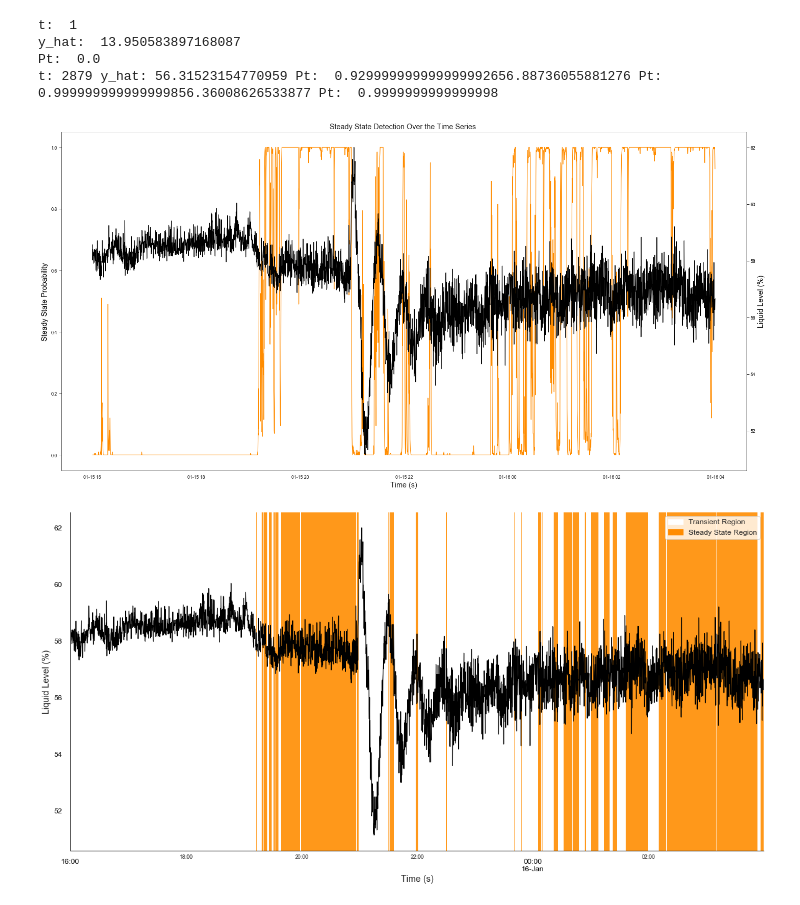
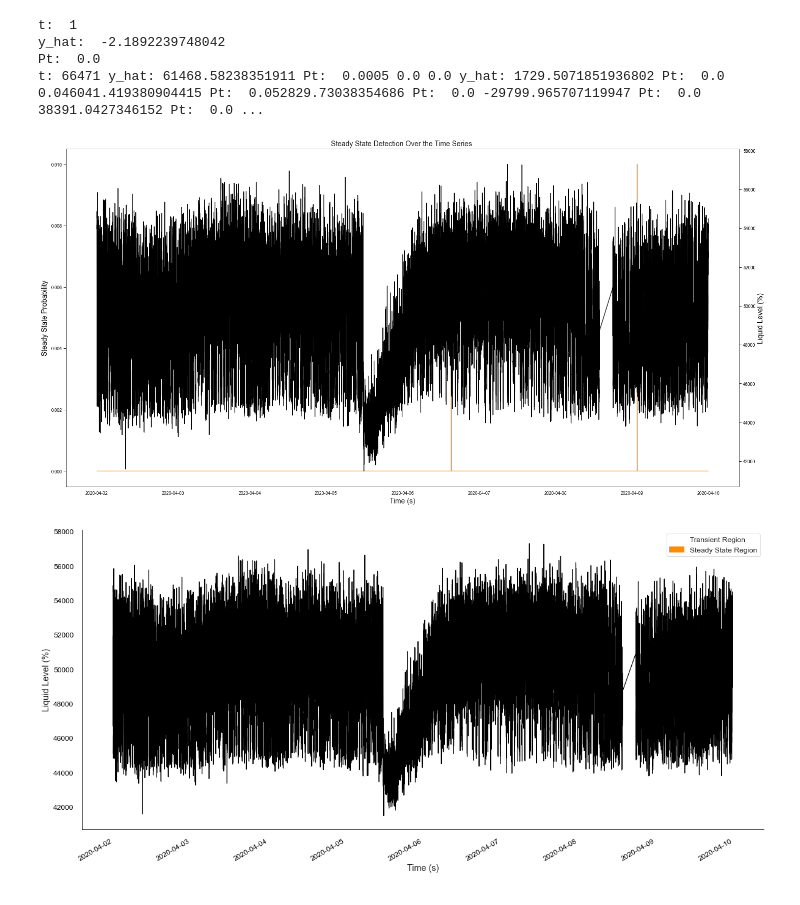
Before and after one commit to cognitedata/Steady-State-Detector, a Jupyter notebook: Steady State.ipynb, the cells around one changed output. Saved outputs shown, nothing was run; the diff lists cells and outputs as text; code cells hidden in the pictures.

Commit message:
Use Open Industrial Data

```diff
--- a/Steady State.ipynb
+++ b/Steady State.ipynb
@@ -10,8 +12,7 @@ import seaborn as sns
 sns.set()
 # %%
 client = CogniteClient(
-         api_key=getpass("Aker Data API-KEY: "),
-         project="akerbp",
-         client_name="nicholas.calen"
-     )  # edit before you use this
+         api_key=getpass("Open Industrial Data API-KEY: "),
+         client_name="Steady State Detector notebook"
+     )
 # %% [output]
@@ -19,8 +20,8 @@ Aker Data API-KEY: ········
 # %%
-start_date = datetime(2020, 1, 15, 16)  # specify time series to pull from cdf
-end_date = datetime(2020, 1, 16, 4)
-ts = client.datapoints.retrieve(
-     external_id="SKAP_20LSI0030/MeasA/PRIM",
+start_date = datetime(2020, 4, 2)  # specify time series to pull from cdf
+end_date = datetime(2020, 4, 10)
+df = client.datapoints.retrieve(
+     external_id="VAL_23-FT-92537-04:X.Value",
      start=start_date,
      end=end_date,
  ).to_pandas()
@@ -45,9 +46,9 @@ plt.show()
 model.train(np.squeeze(df.values, axis=1), show_results = True)
 # %% [output]
 t:  1
-y_hat:  13.950583897168087
+y_hat:  -2.1892239748042
 Pt:  0.0
-t: 2879 y_hat: 56.31523154770959 Pt:  0.929999999999999992656.88736055881276 Pt:  0.999999999999999856.36008626533877 Pt:  0.9999999999999998
+t: 66471 y_hat: 61468.58238351911 Pt:  0.0005 0.0 0.0 y_hat: 1729.5071851936802 Pt:  0.0 0.046041.419380904415 Pt:  0.052829.73038354686 Pt:  0.0 -29799.965707119947 Pt:  0.0 38391.0427346152 Pt:  0.0 ...
 # %%
 df['y_hat'] = model.y_hat
 # %%
@@ -79,37 +80,36 @@ plt.title("Steady State Detection Over the Time Series ", fontsize = 'x-large')
 plt.savefig('ss_result_2')
 plt.show()
 # %% [output]
-[figure, old version]
+[figure, new version]
 # %%
 df['is_steady'] = 0
 steady_idx = df[df['p'] >0.8].index
 # %%
 df.loc[steady_idx, 'is_steady'] = 1
 # %%
-import seaborn as sns
 import matplotlib.patches as mpatches
 %matplotlib inline
 plt.rcParams["figure.figsize"] = (20, 10)
 
 red_patch = mpatches.Patch(color="white", label='Transient Region')
 from matplotlib.colors import LinearSegmentedColormap
 cmap = LinearSegmentedColormap.from_list(
     name='test',
     colors=['white', 'darkorange']
 )
 green_patch = mpatches.Patch(color='darkorange', label='Steady State Region')
-ax = df['SKAP_20LSI0030/MeasA/PRIM'].plot(color='black')
+ax = df['VAL_23-FT-92537-04:X.Value'].plot(color='black')
 ax.pcolorfast(ax.get_xlim(), ax.get_ylim(),
                df['is_steady'].values[np.newaxis],cmap = cmap,
                alpha=0.9)
 ax.tick_params(direction='out', length=10,
                width=10, colors='black', labelsize ='large')
 ax.legend(fontsize = 'large', handles=[red_patch, green_patch])
 ax.set_ylabel('Liquid Level (%)',fontsize = 'x-large' )
 ax.set_xlabel('Time (s)',fontsize = 'x-large')
 ax.grid(False)
 ax.spines['top'].set_visible(False)
 ax.spines['right'].set_visible(False)
 plt.savefig('ss_result')
 # %% [output]
-[figure, old version]
+[figure, new version]
```
Also changed, not shown: parts of 3 cells of this notebook, 5 other files.
